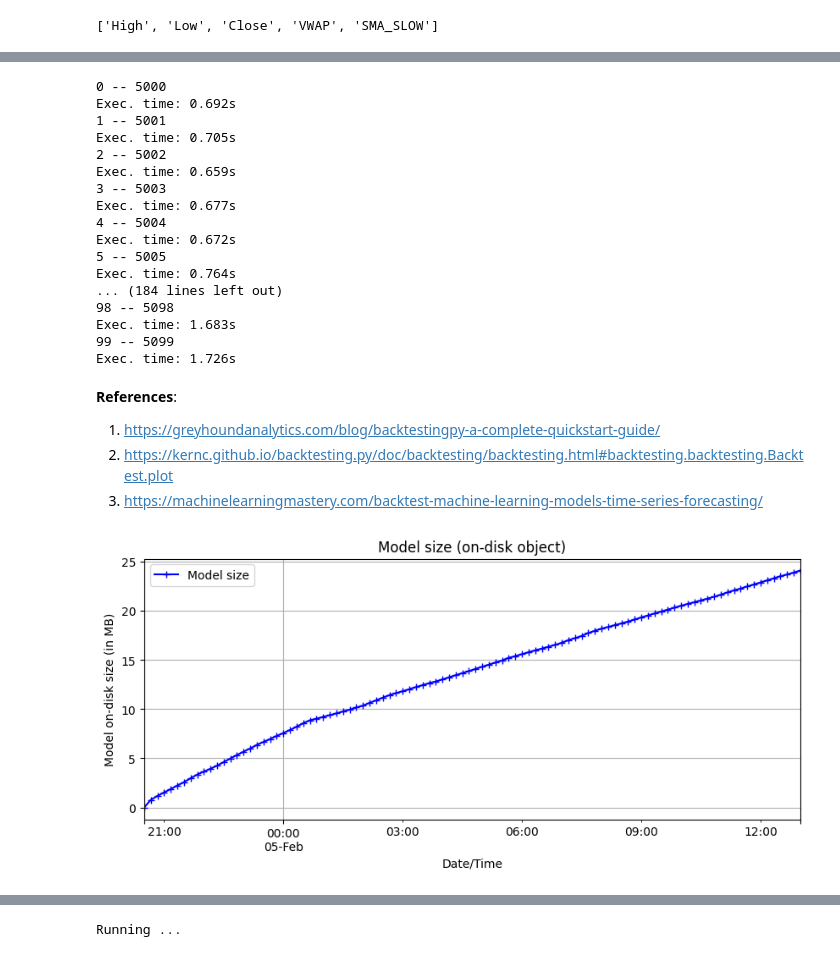
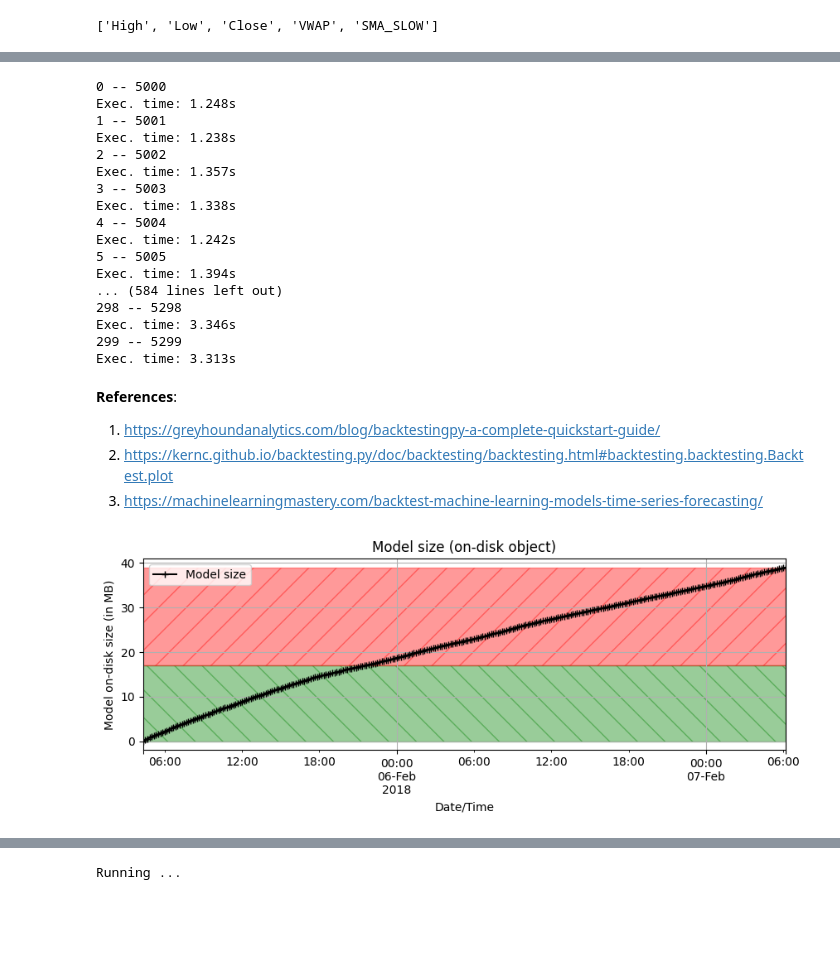
Before and after one commit to lcsrodriguez/cryptotrading, a Jupyter notebook: notebooks/bitcoin_trading.ipynb, the cells around one changed output, grey strips where cells are left out. Cells and saved outputs as stored; diff of their text form; code cells hidden in the pictures; blank space fills up the shorter version.

```diff
--- a/notebooks/bitcoin_trading.ipynb
+++ b/notebooks/bitcoin_trading.ipynb
@@ -297,5 +321,13 @@ df.corr().style.background_gradient(cmap='autumn')
 # %%
 # GridSearch on model with the 5-10 best features
+# %%
+LAGGED_SERIES = list(range(1, 20))
+for lag in LAGGED_SERIES:
+    df[f"Close (t - {lag})"] = df["Close"].shift(periods=lag)
+    df[f"Target (t - {lag})"] = df["Target"].shift(periods=lag)
+    df[f"RSI (t - {lag})"] = df["RSI"].shift(periods=lag)
+# Dropping newly-created NaN values
+df.dropna(inplace=True)
 # %%
 # Getting initial dataset (subset of time range)
 btc_2018 = df["2018-01": "2018-04"]
@@ -329,18 +378,18 @@ Y = X.pop("Target")
 
 # Defining the number of train points and number of records
 n_train = 5_000
-n_records = 5_200 #len(btc_2018)//2
+n_records = 5_300 #len(btc_2018)//2
 
 # Declaring the main model
-model = XGBClassifier(learning_rate=0.03, n_estimators=200)
+model = XGBClassifier(learning_rate=0.03, n_estimators=200, max_depth=4, max_leaves=3, objective='binary:logistic') #, booster='gbtree')
 
 # Model name (on-disk storage)
-MODEL_NAME = "model_1"
+MODEL_NAME = f"../out/models/model_{0}"
 
 # Horizon lags
 HORIZON_LAGS = {
-    "future": 10,
-    "past": None
+    "future": 10, # 15
+    "past": 50 # None
 }
 
 # Metrics
@@ -351,22 +400,23 @@ METRICS = {
     "model_size": {} # File size of the on-disk model
 }
 
-# Predictions
-preds_cols = ["ts"] + [str(i) for i in range(1, 11)] + ["conf_mat"]
+# Predictions dataframes
+preds_cols = ["ts"] + [str(i) for i in range(1, HORIZON_LAGS["future"] + 1)] + ["conf_mat"] + ["report"]
 preds = pd.DataFrame(columns=preds_cols)
 
+# Looping over each time t
 for k, i in enumerate(range(n_train, n_records)):
     print(k, "--", i)
 
     # Train/test split for X
-    X_train = X.iloc[0: i]
+    X_train = X.iloc[0: i] # X.iloc[i - HORIZON_LAGS["past"]: i] # 0: i
     X_test = X.iloc[i: i + HORIZON_LAGS["future"]]
 
     # Getting the current datetime
     dt_now = list(X_train.index)[-1]
 
     # Defining the scaler pre-processor
-    scaler = MinMaxScaler()
+    scaler = MinMaxScaler() # StandardScaler()
 
     # Scaling X_train
     X_train_scaled = scaler.fit_transform(X_train)
@@ -379,7 +429,7 @@ for k, i in enumerate(range(n_train, n_records)):
     METRICS["test_size"][dt_now] = len(X_test)
 
     # Train/test split for Y
-    Y_train = Y.iloc[0: i]
+    Y_train = Y.iloc[0: i] # Y.iloc[i - HORIZON_LAGS["past"]: i] # 0: i
     Y_test = Y.iloc[i: i + HORIZON_LAGS["future"]]
 
     # Timing the fitting & prediction operations
@@ -392,7 +442,8 @@ for k, i in enumerate(range(n_train, n_records)):
         # If next iterations, fitting using previous knowledge (saved on-disk)
         model.fit(X=X_train, y=Y_train, xgb_model=MODEL_NAME) # or X_train_scaled
 
-    # TODO: Use the i counter to track iterations on MODEL_NAME to re-use on
+    # Model name (on-disk storage) ==> Use the k-th counter to track iterations on MODEL_NAME to re-use fit
+    MODEL_NAME = f"../out/models/model_{k}"
 
     # Saving the model for incremental learning (growing filtration)
     model.get_booster().save_model(MODEL_NAME)
@@ -416,30 +467,32 @@ for k, i in enumerate(range(n_train, n_records)):
 
     # Computing the confusion matrix
     conf_mat = confusion_matrix(y_true=list(Y_test.values), y_pred=list(Y_pred))
-    #print(conf_mat)
+
+    # Getting classification report
+    clf_report = classification_report(y_true=Y_test, y_pred=Y_pred, output_dict=True)
 
     # Appending the predictions
-    preds = preds.append(pd.DataFrame([[dt_now] + list(Y_pred) + [conf_mat]], columns=preds_cols), ignore_index=True)
+    preds = preds.append(pd.DataFrame([[dt_now] + list(Y_pred) + [conf_mat] + [clf_report]], columns=preds_cols), ignore_index=True)
 
     #print(train.shape, test.shape)
 # %% [output]
 0 -- 5000
-Exec. time: 0.692s
+Exec. time: 1.248s
 1 -- 5001
-Exec. time: 0.705s
+Exec. time: 1.238s
 2 -- 5002
-Exec. time: 0.659s
+Exec. time: 1.357s
 3 -- 5003
-Exec. time: 0.677s
+Exec. time: 1.338s
 4 -- 5004
-Exec. time: 0.672s
+Exec. time: 1.242s
 5 -- 5005
-Exec. time: 0.764s
-... (184 lines left out)
-98 -- 5098
-Exec. time: 1.683s
-99 -- 5099
-Exec. time: 1.726s
+Exec. time: 1.394s
+... (584 lines left out)
+298 -- 5298
+Exec. time: 3.346s
+299 -- 5299
+Exec. time: 3.313s
 # %% [markdown]
 **References**:
 1. https://greyhoundanalytics.com/blog/backtestingpy-a-complete-quickstart-guide/
@@ -449,12 +502,16 @@ Exec. time: 1.726s
 # Broadcasting into a Pandas DataFrame
 METRICS_ = pd.DataFrame(METRICS)
 # %%
-_ = METRICS_["model_size"].plot(marker="+", label="Model size", figsize=(10, 4))
+# Plotting model file size
+_ = METRICS_["model_size"].plot(marker="+", label="Model size", figsize=(10, 3), color="black")
+threshold_ = 17
+_ = plt.axhspan(ymin=METRICS_["model_size"].min(), ymax=threshold_, color="green", hatch="\\", alpha=0.4)
+_ = plt.axhspan(ymin=threshold_, ymax=METRICS_["model_size"].max(), color="red", hatch="/", alpha=0.4)
 _ = plt.grid()
 _ = plt.xlabel("Date/Time")
 _ = plt.ylabel("Model on-disk size (in MB)")
 _ = plt.title("Model size (on-disk object)")
 _ = plt.legend()
 # %% [output]
-[figure, old version]
+[figure, new version]
 # %%
```
Also changed, not shown: parts of 23 cells of this notebook, 4 other files.
